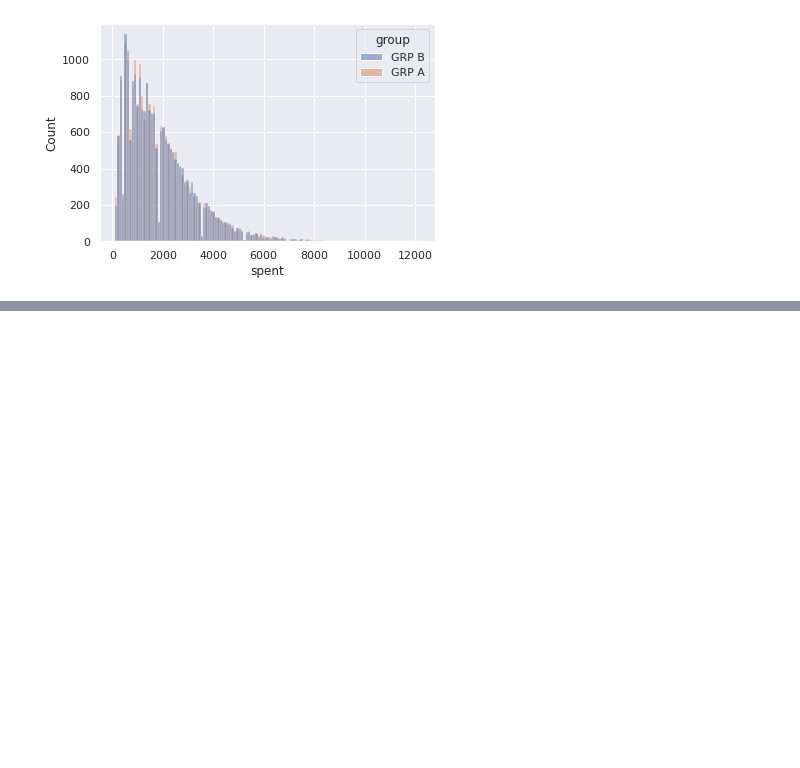
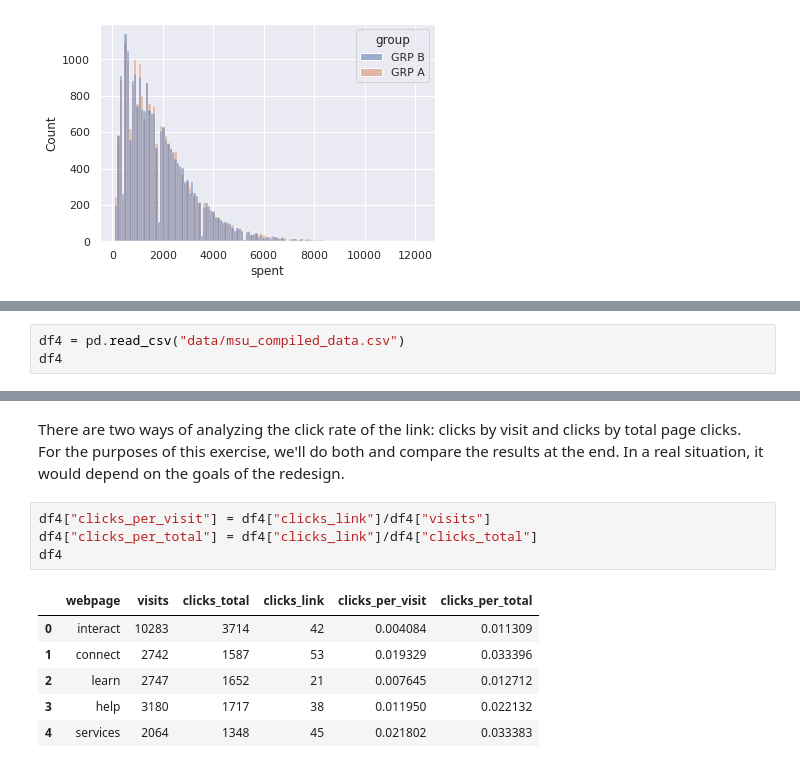
Before and after one commit to brenosakaguti/ab-testing-study, a Jupyter notebook: ab-testing.ipynb, the cells around one changed output, grey strips where cells are left out. Cells and saved outputs as stored; diff of their text form; blank space fills up the shorter version.

```diff
--- a/ab-testing.ipynb
+++ b/ab-testing.ipynb
@@ -198,0 +207,3 @@ sns.histplot(data=df3, x="spent", hue="group")
+# %%
+df4 = pd.read_csv("data/msu_compiled_data.csv")
+df4
@@ -198,0 +217,13 @@ sns.histplot(data=df3, x="spent", hue="group")
+# %% [markdown]
+There are two ways of analyzing the click rate of the link: clicks by visit and clicks by total page clicks. For the purposes of this exercise, we'll do both and compare the results at the end. In a real situation, it would depend on the goals of the redesign.
+# %%
+df4["clicks_per_visit"] = df4["clicks_link"]/df4["visits"]
+df4["clicks_per_total"] = df4["clicks_link"]/df4["clicks_total"]
+df4
+# %% [output]
+|  | webpage | visits | clicks_total | clicks_link | clicks_per_visit | clicks_per_total |
+| 0 | interact | 10283 | 3714 | 42 | 0.004084 | 0.011309 |
+| 1 | connect | 2742 | 1587 | 53 | 0.019329 | 0.033396 |
+| 2 | learn | 2747 | 1652 | 21 | 0.007645 | 0.012712 |
+| 3 | help | 3180 | 1717 | 38 | 0.011950 | 0.022132 |
+| 4 | services | 2064 | 1348 | 45 | 0.021802 | 0.033383 |
```
Also changed, not shown: parts of 4 cells of this notebook.
